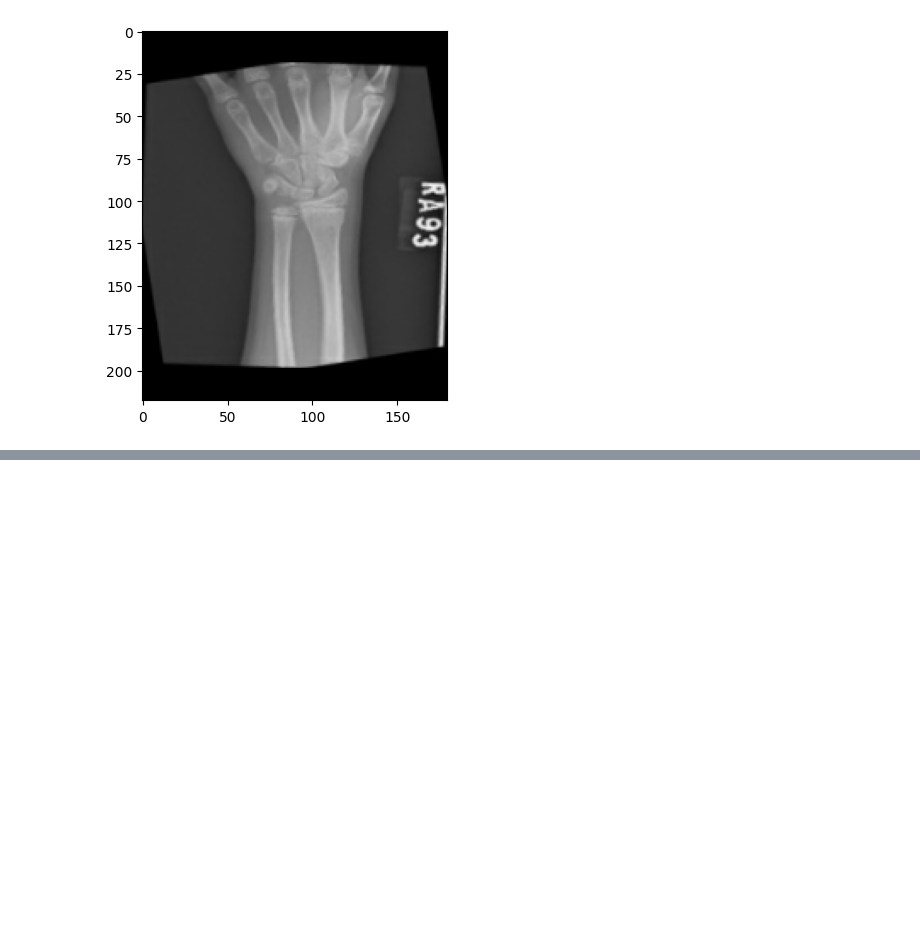
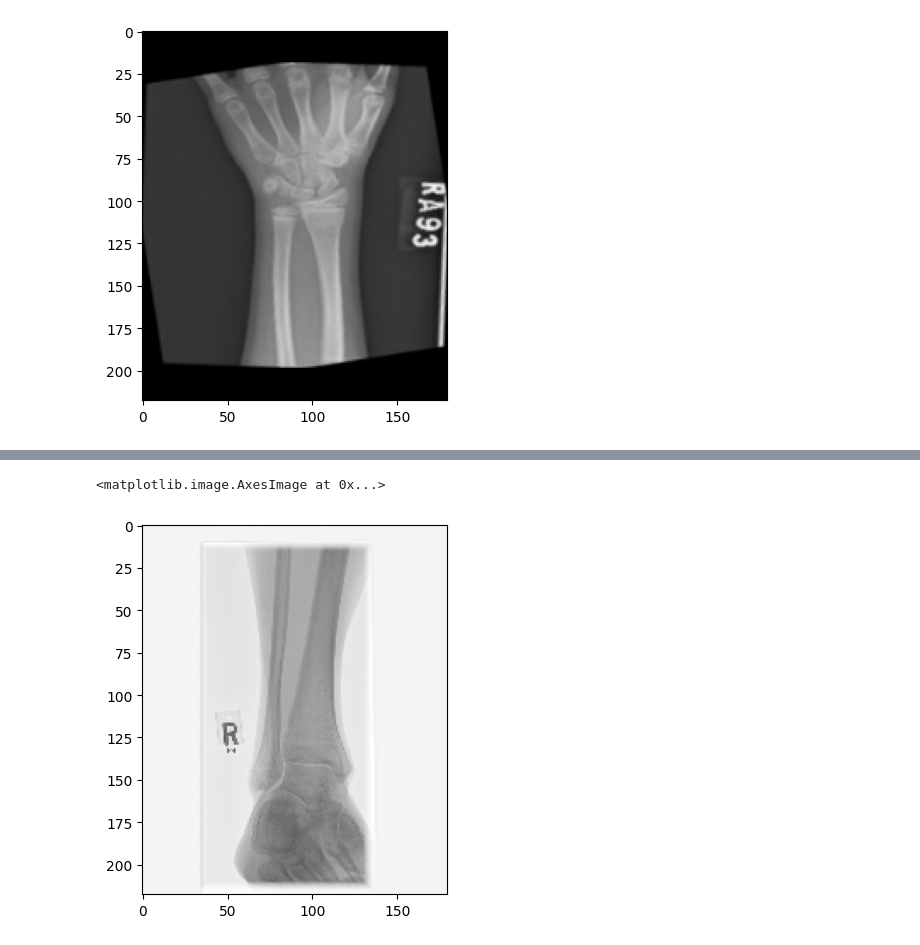
Before and after one commit to isthismanas/BoneFractureDetection, a Jupyter notebook: BoneFractureDetection.ipynb, the cells around one changed output, grey strips where cells are left out. Cells and saved outputs as stored; diff of their text form; code cells hidden in the pictures; blank space fills up the shorter version.

```diff
--- a/BoneFractureDetection.ipynb
+++ b/BoneFractureDetection.ipynb
@@ -66,0 +166,9 @@ plt.imshow(trainyesimgtensor[15])
+# %%
+valnoimgtensor = tf.TensorArray(tf.float32, size = 0 , dynamic_size = True)
+for img in val_no_filepaths:
+    img = safe_process_image(img)
+    if img is not None:
+        try:
+            valnoimgtensor = valnoimgtensor.write(valnoimgtensor.size(), img)
+        except Exception as e:
+            print(f"Error writing image to tensor: {e}")
@@ -66,0 +182,8 @@ plt.imshow(trainyesimgtensor[15])
+# %%
+valnoimgtensor = valnoimgtensor.stack()
+# %%
+plt.figure()
+plt.imshow(valnoimgtensor[15])
+# %% [output]
+<matplotlib.image.AxesImage at 0x...>
+[figure, added]
```
Also changed, not shown: parts of 10 cells of this notebook.
